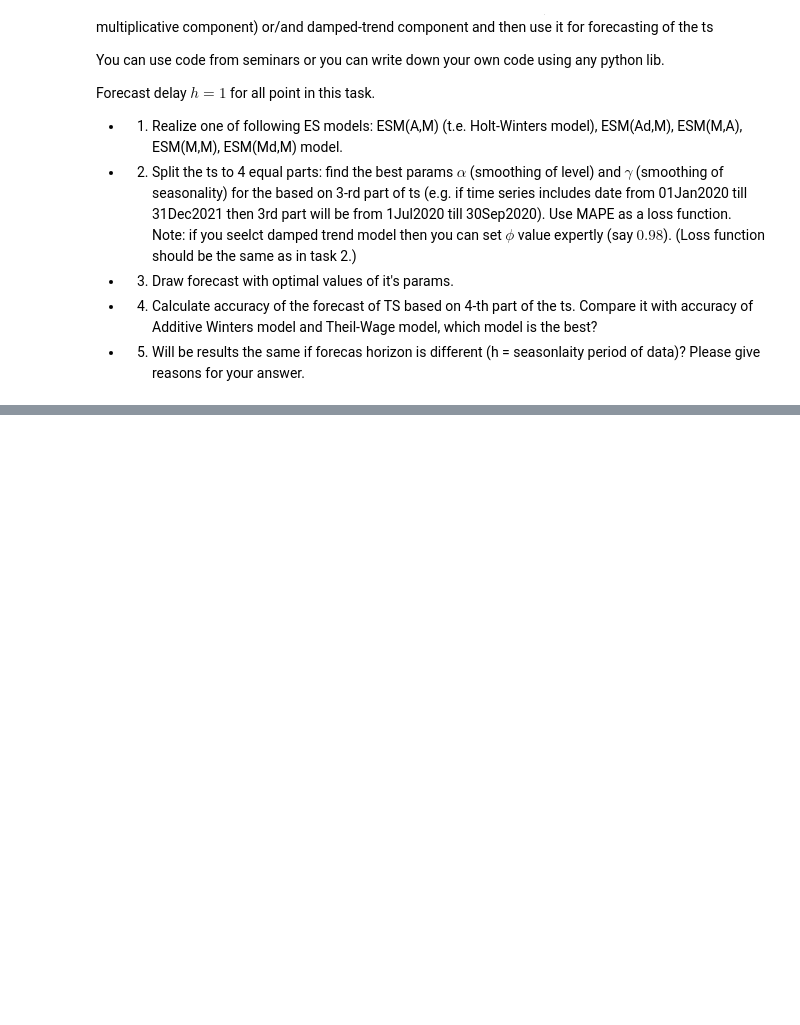
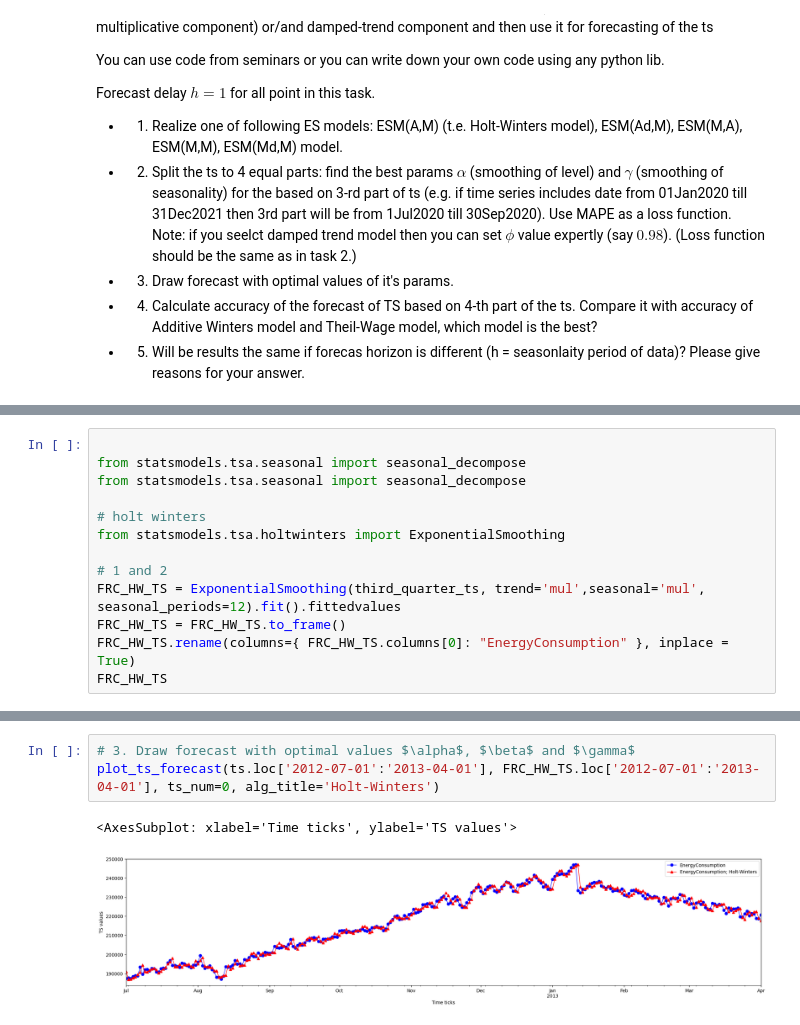
Before and after one commit to olegoid/ATSF, a Jupyter notebook: HW1.ipynb, the cells around one changed output, grey strips where cells are left out. Saved outputs shown, nothing was run; the diff lists cells and outputs as text; blank space fills up the shorter version.

```diff
--- a/HW1.ipynb
+++ b/HW1.ipynb
@@ -334,0 +441,13 @@ Note: if you seelct damped trend model then you can set  $\phi$ value expertly (
+# %%
+
+from statsmodels.tsa.seasonal import seasonal_decompose
+from statsmodels.tsa.seasonal import seasonal_decompose
+
+# holt winters
+from statsmodels.tsa.holtwinters import ExponentialSmoothing
+
+# 1 and 2
+FRC_HW_TS = ExponentialSmoothing(third_quarter_ts, trend='mul',seasonal='mul', seasonal_periods=12).fit().fittedvalues
+FRC_HW_TS = FRC_HW_TS.to_frame()
+FRC_HW_TS.rename(columns={ FRC_HW_TS.columns[0]: "EnergyConsumption" }, inplace = True)
+FRC_HW_TS
@@ -334,0 +469,6 @@ Note: if you seelct damped trend model then you can set  $\phi$ value expertly (
+# %%
+# 3. Draw forecast with optimal values $\alpha$, $\beta$ and $\gamma$
+plot_ts_forecast(ts.loc['2012-07-01':'2013-04-01'], FRC_HW_TS.loc['2012-07-01':'2013-04-01'], ts_num=0, alg_title='Holt-Winters')
+# %% [output]
+<AxesSubplot: xlabel='Time ticks', ylabel='TS values'>
+[figure, added]
```
Also changed, not shown: parts of 16 cells of this notebook.
